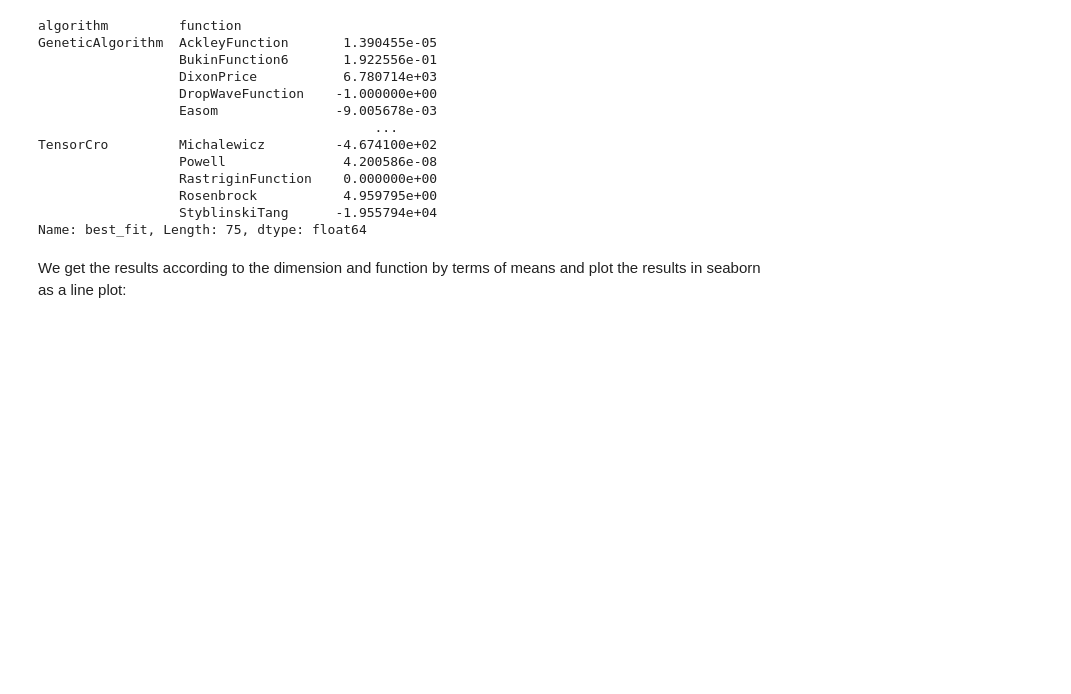
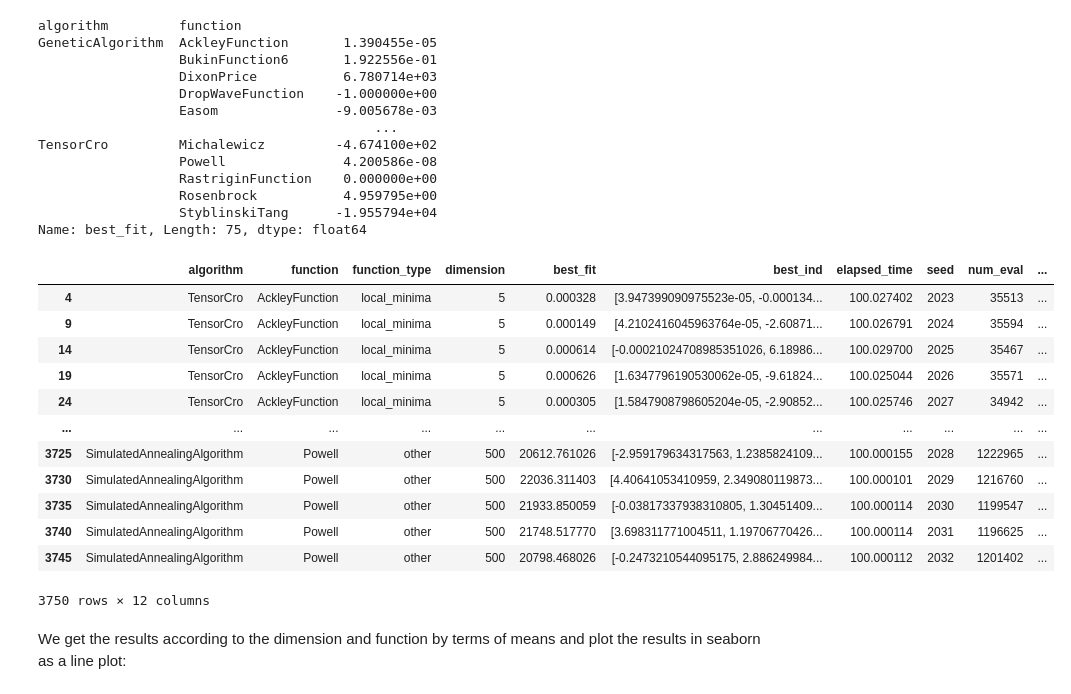
Before and after one commit to vgarciasc/TensorCRO, a Jupyter notebook: experiments/print_results.ipynb, the cells around one changed output. Cells and saved outputs as stored; diff of their text form; code cells hidden in the pictures; blank space fills up the shorter version.

```diff
--- a/experiments/print_results.ipynb
+++ b/experiments/print_results.ipynb
@@ -66,6 +66,15 @@ Now, we compute the score of performance for each dimension and function:
 The score of the algorithm respect to the dimension and function is 0 if in minimum and 1 if in maximum, in linear scale.
 # %%
 df = df_t1
+
+# Set algorithm IDs
+algo_ids = [("TensorCro", "TensorCRO"),
+            ("GeneticAlgorithm", "Genetic Algorithm"),
+            ("PSOAlgorithm", "Particle Swarm Optimization"),
+            ("HarmonySearchAlgorithm", "Harmony Search"),
+            ("SimulatedAnnealingAlgorithm", "Simulated Annealing")]
+df['algorithm_id'] = df['algorithm'].apply(lambda x: [i for i, y in enumerate(algo_ids) if y[0] == x][0])
+df['algorithm_name'] = df['algorithm'].apply(lambda x: [y[1] for y in algo_ids if y[0] == x][0])
 
 # Calculate the minimum and maximum fitness for each algorithm, function, and dimension group
 grouped = df.groupby(['algorithm', 'function', 'dimension'])['best_fit']
@@ -98,8 +107,27 @@ df['score'] = 1 - (df['best_fit'] - df['best_fit_min']) / (df['best_fit_max'] -
 # Drop the redundant columns if needed
 df.drop(['best_fit_min', 'best_fit_max'], axis=1, inplace=True)
 
+# Sorting the dataframe by algorithm, dimension, and function
+df.sort_values(by=['dimension', 'algorithm_id'], inplace=True)
+
 # Export as csv:
 df.to_csv('./results/test_1.csv', index=False)
+# %%
+df
+# %% [output]
+|  | algorithm | function | function_type | dimension | best_fit | best_ind | elapsed_time | seed | num_eval | ... |
+| 4 | TensorCro | AckleyFunction | local_minima | 5 | 0.000328 | [3.947399090975523e-05, -0.000134... | 100.027402 | 2023 | 35513 | ... |
+| 9 | TensorCro | AckleyFunction | local_minima | 5 | 0.000149 | [4.2102416045963764e-05, -2.60871... | 100.026791 | 2024 | 35594 | ... |
+| 14 | TensorCro | AckleyFunction | local_minima | 5 | 0.000614 | [-0.00021024708985351026, 6.18986... | 100.029700 | 2025 | 35467 | ... |
+| 19 | TensorCro | AckleyFunction | local_minima | 5 | 0.000626 | [1.6347796190530062e-05, -9.61824... | 100.025044 | 2026 | 35571 | ... |
+| 24 | TensorCro | AckleyFunction | local_minima | 5 | 0.000305 | [1.5847908798605204e-05, -2.90852... | 100.025746 | 2027 | 34942 | ... |
+| ... | ... | ... | ... | ... | ... | ... | ... | ... | ... | ... |
+| 3725 | SimulatedAnnealingAlgorithm | Powell | other | 500 | 20612.761026 | [-2.959179634317563, 1.2385824109... | 100.000155 | 2028 | 1222965 | ... |
+| 3730 | SimulatedAnnealingAlgorithm | Powell | other | 500 | 22036.311403 | [4.40641053410959, 2.349080119873... | 100.000101 | 2029 | 1216760 | ... |
+| 3735 | SimulatedAnnealingAlgorithm | Powell | other | 500 | 21933.850059 | [-0.03817337938310805, 1.30451409... | 100.000114 | 2030 | 1199547 | ... |
+| 3740 | SimulatedAnnealingAlgorithm | Powell | other | 500 | 21748.517770 | [3.698311771004511, 1.19706770426... | 100.000114 | 2031 | 1196625 | ... |
+| 3745 | SimulatedAnnealingAlgorithm | Powell | other | 500 | 20798.468026 | [-0.2473210544095175, 2.886249984... | 100.000112 | 2032 | 1201402 | ... |
+3750 rows × 12 columns
 # %% [markdown]
 We get the results according to the dimension and function by terms of means and plot the results in seaborn as a line plot:
 # %%
```
Also changed, not shown: parts of 7 cells of this notebook, 3 other files.
